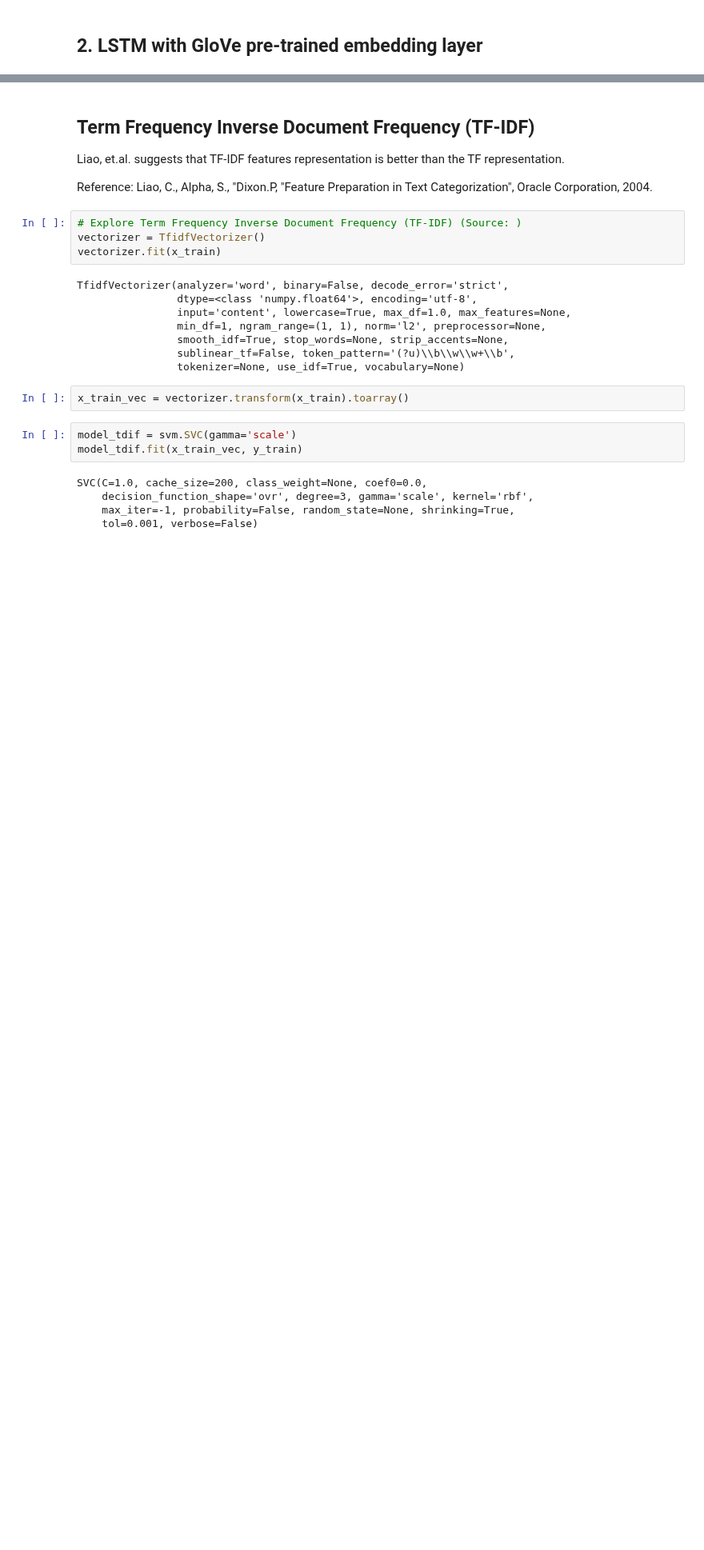
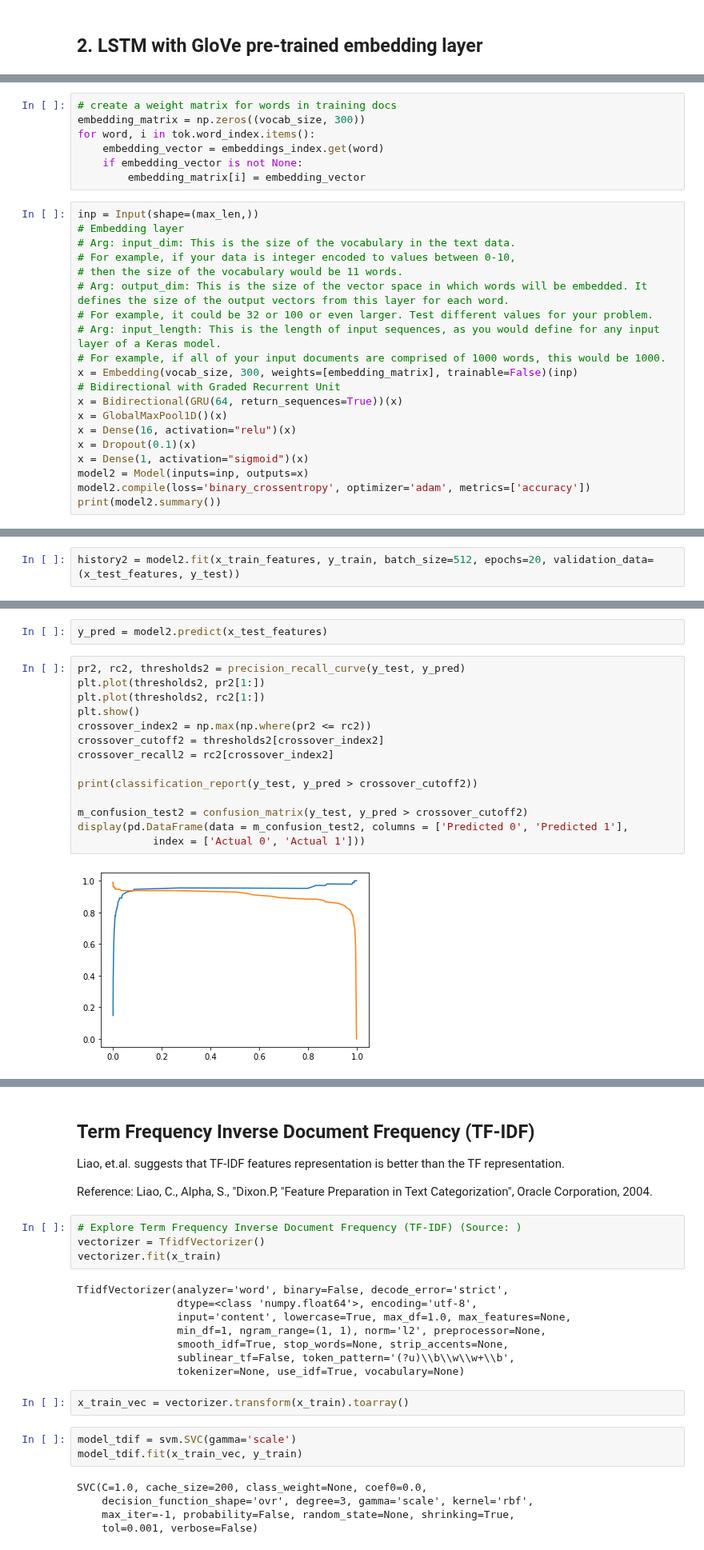
Before and after one commit to ECS171-Project/Final-project, a Jupyter notebook: Spam Classifier with ANN.ipynb, the cells around one changed output, grey strips where cells are left out. Shown at 80% size. Drawn from its saved outputs; the diff is of its cells as text; blank space fills up the shorter version.

```diff
--- a/Spam Classifier with ANN.ipynb
+++ b/Spam Classifier with ANN.ipynb
@@ -240,0 +270,27 @@ weighted avg       0.99      0.99      0.99       836
+# %%
+# create a weight matrix for words in training docs
+embedding_matrix = np.zeros((vocab_size, 300))
+for word, i in tok.word_index.items():
+    embedding_vector = embeddings_index.get(word)
+    if embedding_vector is not None:
+        embedding_matrix[i] = embedding_vector
+# %%
+inp = Input(shape=(max_len,))
+# Embedding layer
+# Arg: input_dim: This is the size of the vocabulary in the text data.
+# For example, if your data is integer encoded to values between 0-10,
+# then the size of the vocabulary would be 11 words.
+# Arg: output_dim: This is the size of the vector space in which words will be embedded. It defines the size of the output vectors from this layer for each word.
+# For example, it could be 32 or 100 or even larger. Test different values for your problem.
+# Arg: input_length: This is the length of input sequences, as you would define for any input layer of a Keras model.
+# For example, if all of your input documents are comprised of 1000 words, this would be 1000.
+x = Embedding(vocab_size, 300, weights=[embedding_matrix], trainable=False)(inp)
+# Bidirectional with Graded Recurrent Unit
+x = Bidirectional(GRU(64, return_sequences=True))(x)
+x = GlobalMaxPool1D()(x)
+x = Dense(16, activation="relu")(x)
+x = Dropout(0.1)(x)
+x = Dense(1, activation="sigmoid")(x)
+model2 = Model(inputs=inp, outputs=x)
+model2.compile(loss='binary_crossentropy', optimizer='adam', metrics=['accuracy'])
+print(model2.summary())
@@ -240,0 +315,2 @@ weighted avg       0.99      0.99      0.99       836
+# %%
+history2 = model2.fit(x_train_features, y_train, batch_size=512, epochs=20, validation_data=(x_test_features, y_test))
@@ -240,0 +335,18 @@ weighted avg       0.99      0.99      0.99       836
+# %%
+y_pred = model2.predict(x_test_features)
+# %%
+pr2, rc2, thresholds2 = precision_recall_curve(y_test, y_pred)
+plt.plot(thresholds2, pr2[1:])
+plt.plot(thresholds2, rc2[1:])
+plt.show()
+crossover_index2 = np.max(np.where(pr2 <= rc2))
+crossover_cutoff2 = thresholds2[crossover_index2]
+crossover_recall2 = rc2[crossover_index2]
+
+print(classification_report(y_test, y_pred > crossover_cutoff2))
+
+m_confusion_test2 = confusion_matrix(y_test, y_pred > crossover_cutoff2)
+display(pd.DataFrame(data = m_confusion_test2, columns = ['Predicted 0', 'Predicted 1'],
+            index = ['Actual 0', 'Actual 1']))
+# %% [output]
+[figure, added]
```
Also changed, not shown: parts of 13 cells of this notebook, 1 other file.
